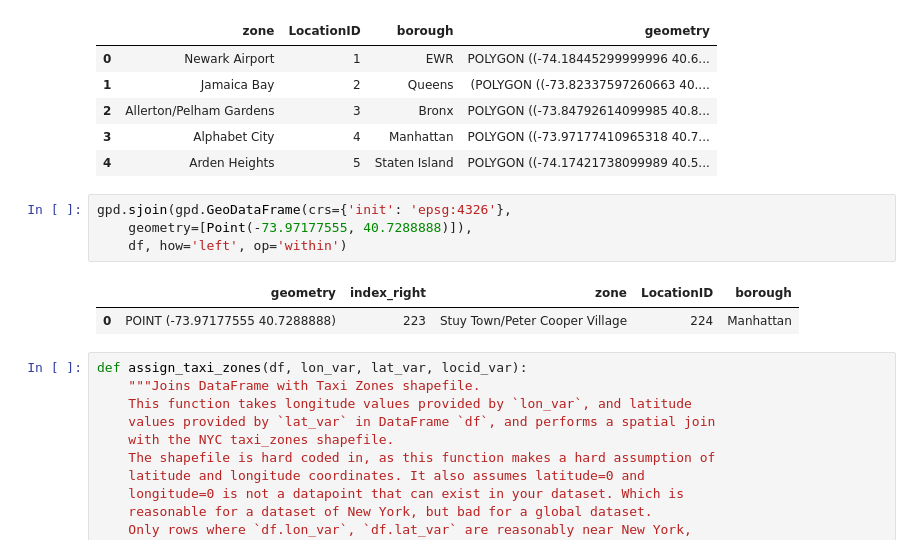
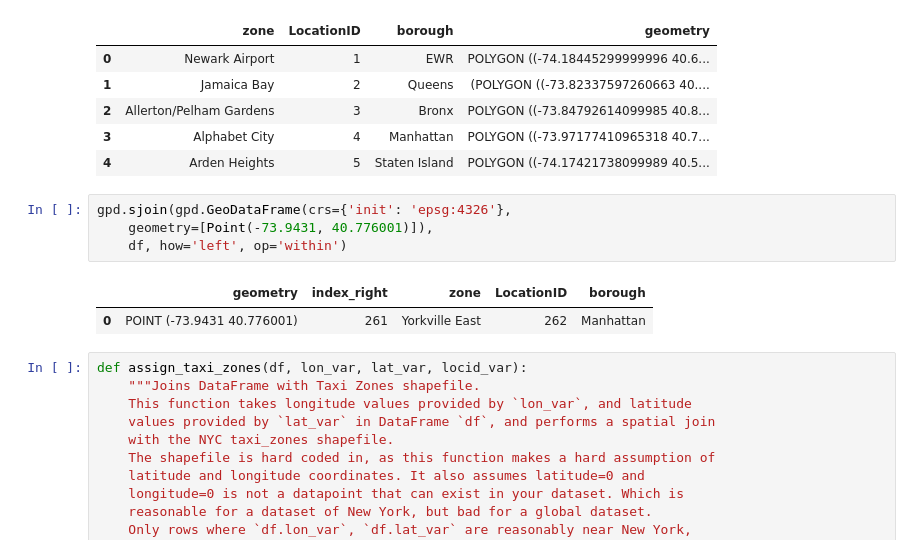
Before and after one commit to inistar/taxi-requests-ds, a Jupyter notebook: EDA.ipynb, the cells around one changed output. Cells and saved outputs as stored; diff of their text form.

```diff
--- a/EDA.ipynb
+++ b/EDA.ipynb
@@ -163,11 +168,11 @@ df.head()
 | 4 | Arden Heights | 5 | Staten Island | POLYGON ((-74.17421738099989 40.5... |
 # %%
 gpd.sjoin(gpd.GeoDataFrame(crs={'init': 'epsg:4326'},
-    geometry=[Point(-73.97177555, 40.7288888)]),
+    geometry=[Point(-73.9431, 40.776001)]),
     df, how='left', op='within')
 # %% [output]
 |  | geometry | index_right | zone | LocationID | borough |
-| 0 | POINT (-73.97177555 40.7288888) | 223 | Stuy Town/Peter Cooper Village | 224 | Manhattan |
+| 0 | POINT (-73.9431 40.776001) | 261 | Yorkville East | 262 | Manhattan |
 # %%
 def assign_taxi_zones(df, lon_var, lat_var, locid_var):
     """Joins DataFrame with Taxi Zones shapefile.
```
Also changed, not shown: parts of 17 cells of this notebook.
